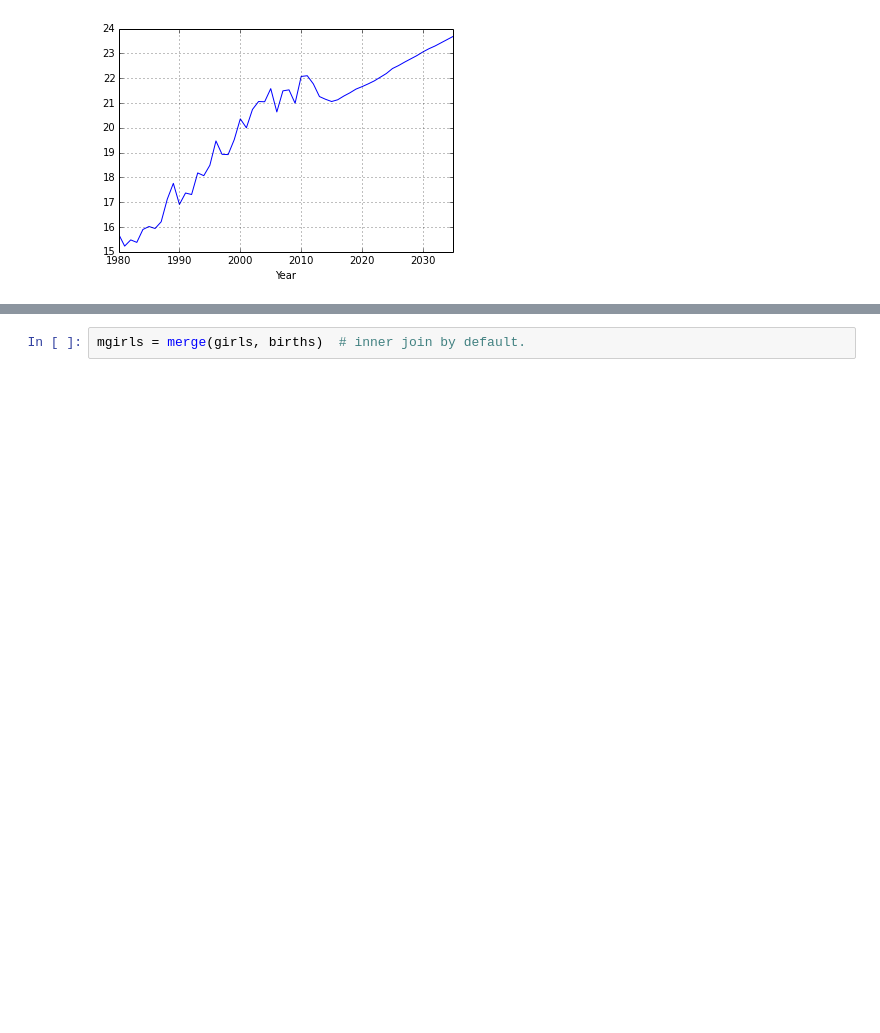
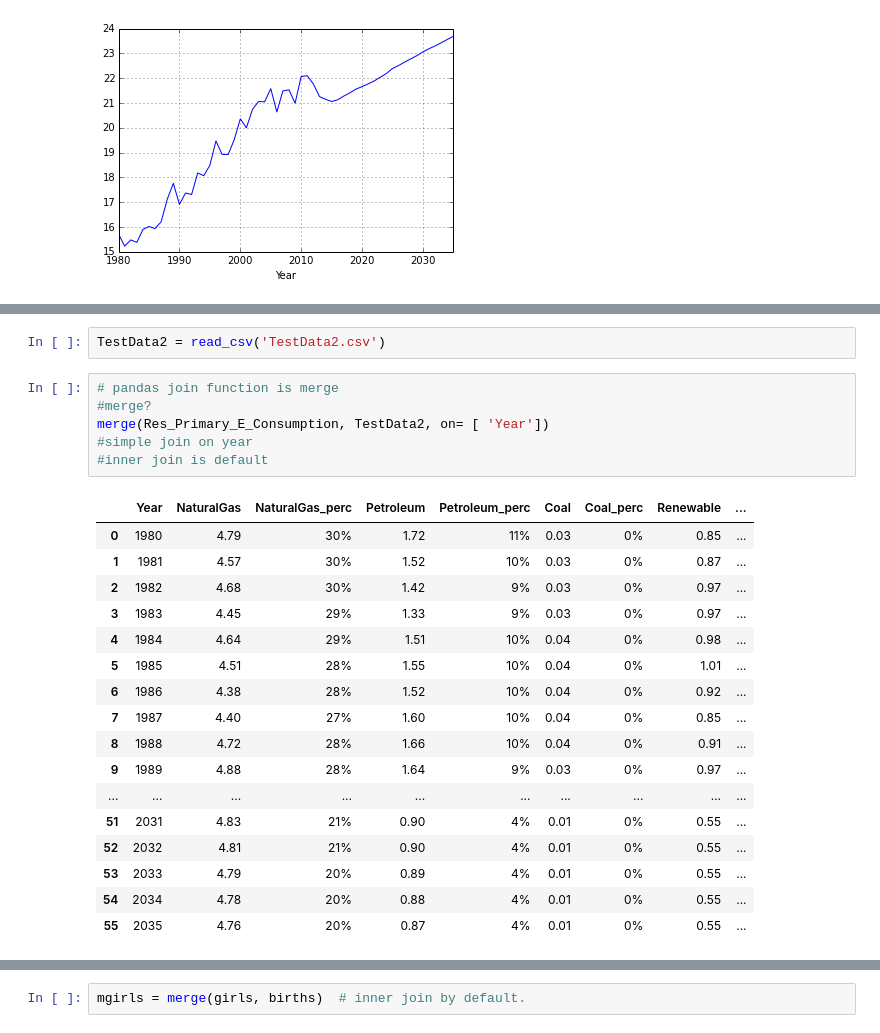
Before and after one commit to PerryGrossman/Energy-Data, a Jupyter notebook: Energy Data-- Laptop.ipynb, the cells around one changed output, grey strips where cells are left out. Cells and saved outputs as stored; diff of their text form; blank space fills up the shorter version.

```diff
--- a/Energy Data-- Laptop.ipynb
+++ b/Energy Data-- Laptop.ipynb
@@ -1247,0 +342,26 @@ merged['persons'] = np.floor(merged.prop * merged.births)
+# %%
+TestData2 = read_csv('TestData2.csv')
+# %%
+# pandas join function is merge
+#merge?
+merge(Res_Primary_E_Consumption, TestData2, on= [ 'Year'])
+#simple join on year
+#inner join is default
+# %% [output]
+|  | Year | NaturalGas | NaturalGas_perc | Petroleum | Petroleum_perc | Coal | Coal_perc | Renewable | ... |
+| 0 | 1980 | 4.79 | 30% | 1.72 | 11% | 0.03 | 0% | 0.85 | ... |
+| 1 | 1981 | 4.57 | 30% | 1.52 | 10% | 0.03 | 0% | 0.87 | ... |
+| 2 | 1982 | 4.68 | 30% | 1.42 | 9% | 0.03 | 0% | 0.97 | ... |
+| 3 | 1983 | 4.45 | 29% | 1.33 | 9% | 0.03 | 0% | 0.97 | ... |
+| 4 | 1984 | 4.64 | 29% | 1.51 | 10% | 0.04 | 0% | 0.98 | ... |
+| 5 | 1985 | 4.51 | 28% | 1.55 | 10% | 0.04 | 0% | 1.01 | ... |
+| 6 | 1986 | 4.38 | 28% | 1.52 | 10% | 0.04 | 0% | 0.92 | ... |
+| 7 | 1987 | 4.40 | 27% | 1.60 | 10% | 0.04 | 0% | 0.85 | ... |
+| 8 | 1988 | 4.72 | 28% | 1.66 | 10% | 0.04 | 0% | 0.91 | ... |
+| 9 | 1989 | 4.88 | 28% | 1.64 | 9% | 0.03 | 0% | 0.97 | ... |
+| ... | ... | ... | ... | ... | ... | ... | ... | ... | ... |
+| 51 | 2031 | 4.83 | 21% | 0.90 | 4% | 0.01 | 0% | 0.55 | ... |
+| 52 | 2032 | 4.81 | 21% | 0.90 | 4% | 0.01 | 0% | 0.55 | ... |
+| 53 | 2033 | 4.79 | 20% | 0.89 | 4% | 0.01 | 0% | 0.55 | ... |
+| 54 | 2034 | 4.78 | 20% | 0.88 | 4% | 0.01 | 0% | 0.55 | ... |
+| 55 | 2035 | 4.76 | 20% | 0.87 | 4% | 0.01 | 0% | 0.55 | ... |
```
Also changed, not shown: parts of 114 cells of this notebook.
